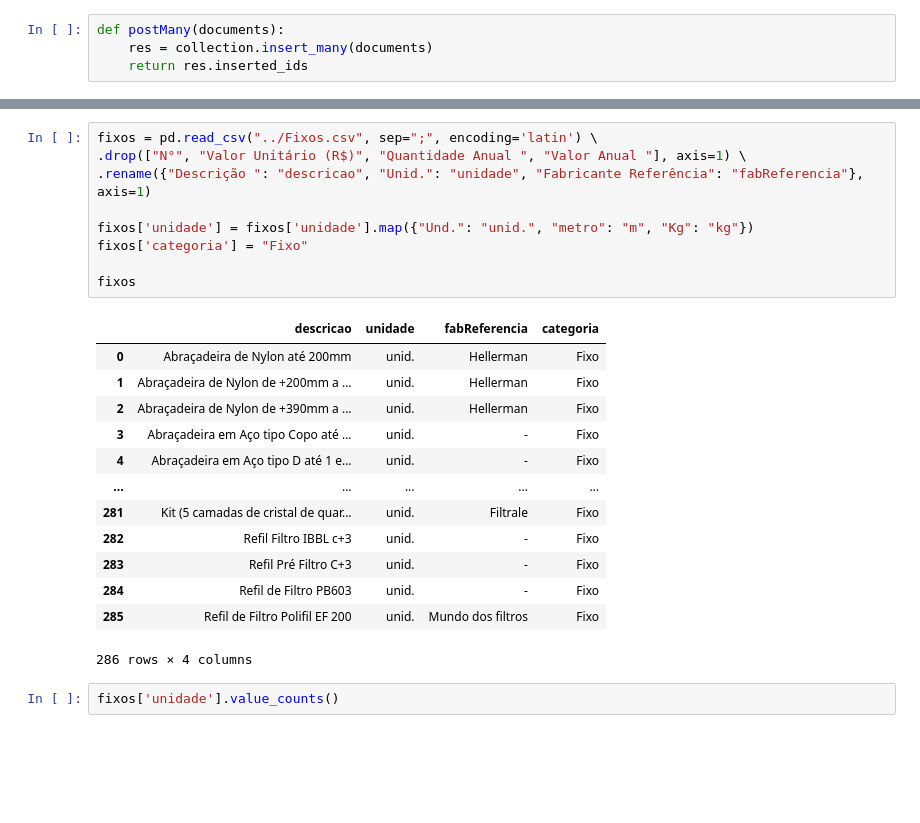
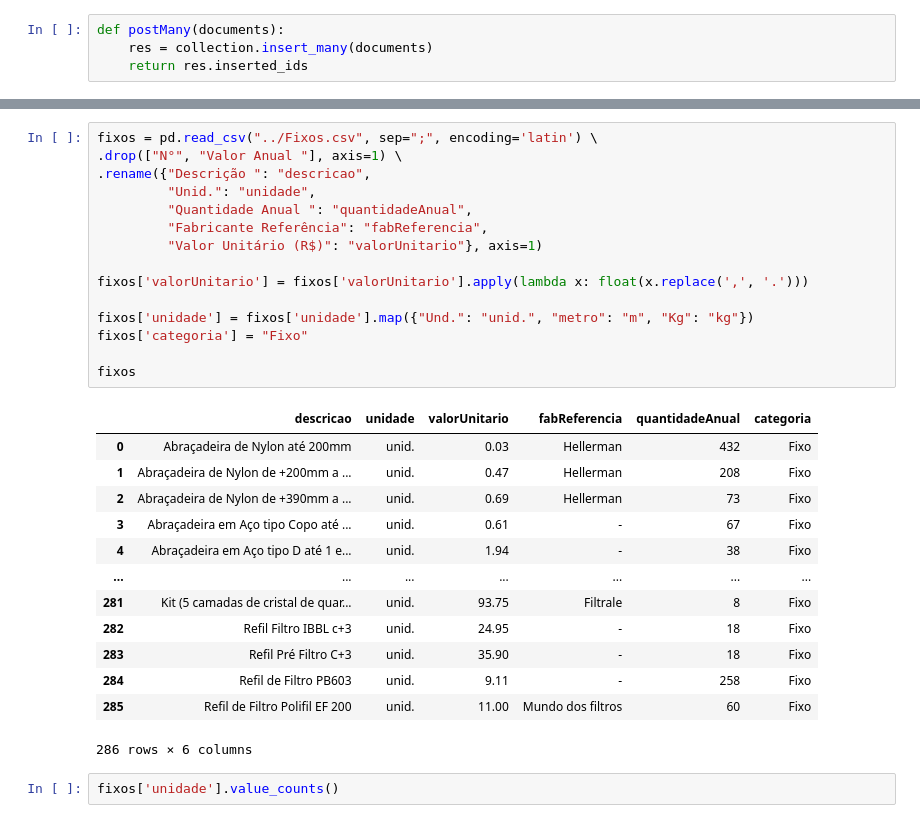
Before and after one commit to ChristianCFranca/DemapSM-backend, a Jupyter notebook: Testes.ipynb, the cells around one changed output, grey strips where cells are left out. Drawn from its saved outputs; the diff is of its cells as text; blank space fills up the shorter version.

```diff
--- a/Testes.ipynb
+++ b/Testes.ipynb
@@ -97,26 +112,32 @@ Wall time: 286 ms
 # %%
 fixos = pd.read_csv("../Fixos.csv", sep=";", encoding='latin') \
-.drop(["N°", "Valor Unitário (R$)", "Quantidade Anual ", "Valor Anual "], axis=1) \
-.rename({"Descrição ": "descricao", "Unid.": "unidade", "Fabricante Referência": "fabReferencia"}, axis=1)
+.drop(["N°", "Valor Anual "], axis=1) \
+.rename({"Descrição ": "descricao",
+         "Unid.": "unidade",
+         "Quantidade Anual ": "quantidadeAnual",
+         "Fabricante Referência": "fabReferencia",
+         "Valor Unitário (R$)": "valorUnitario"}, axis=1)
+
+fixos['valorUnitario'] = fixos['valorUnitario'].apply(lambda x: float(x.replace(',', '.')))
 
 fixos['unidade'] = fixos['unidade'].map({"Und.": "unid.", "metro": "m", "Kg": "kg"})
 fixos['categoria'] = "Fixo"
 
 fixos
 # %% [output]
-|  | descricao | unidade | fabReferencia | categoria |
-| 0 | Abraçadeira de Nylon até 200mm | unid. | Hellerman | Fixo |
-| 1 | Abraçadeira de Nylon de +200mm a ... | unid. | Hellerman | Fixo |
-| 2 | Abraçadeira de Nylon de +390mm a ... | unid. | Hellerman | Fixo |
-| 3 | Abraçadeira em Aço tipo Copo até ... | unid. | - | Fixo |
-| 4 | Abraçadeira em Aço tipo D até 1 e... | unid. | - | Fixo |
-| ... | ... | ... | ... | ... |
-| 281 | Kit (5 camadas de cristal de quar... | unid. | Filtrale | Fixo |
-| 282 | Refil Filtro IBBL c+3 | unid. | - | Fixo |
-| 283 | Refil Pré Filtro C+3 | unid. | - | Fixo |
-| 284 | Refil de Filtro PB603 | unid. | - | Fixo |
-| 285 | Refil de Filtro Polifil EF 200 | unid. | Mundo dos filtros | Fixo |
+|  | descricao | unidade | valorUnitario | fabReferencia | quantidadeAnual | categoria |
+| 0 | Abraçadeira de Nylon até 200mm | unid. | 0.03 | Hellerman | 432 | Fixo |
+| 1 | Abraçadeira de Nylon de +200mm a ... | unid. | 0.47 | Hellerman | 208 | Fixo |
+| 2 | Abraçadeira de Nylon de +390mm a ... | unid. | 0.69 | Hellerman | 73 | Fixo |
+| 3 | Abraçadeira em Aço tipo Copo até ... | unid. | 0.61 | - | 67 | Fixo |
+| 4 | Abraçadeira em Aço tipo D até 1 e... | unid. | 1.94 | - | 38 | Fixo |
+| ... | ... | ... | ... | ... | ... | ... |
+| 281 | Kit (5 camadas de cristal de quar... | unid. | 93.75 | Filtrale | 8 | Fixo |
+| 282 | Refil Filtro IBBL c+3 | unid. | 24.95 | - | 18 | Fixo |
+| 283 | Refil Pré Filtro C+3 | unid. | 35.90 | - | 18 | Fixo |
+| 284 | Refil de Filtro PB603 | unid. | 9.11 | - | 258 | Fixo |
+| 285 | Refil de Filtro Polifil EF 200 | unid. | 11.00 | Mundo dos filtros | 60 | Fixo |
-286 rows × 4 columns
+286 rows × 6 columns
 # %%
 fixos['unidade'].value_counts()
 # %% [output]
```
Also changed, not shown: parts of 16 cells of this notebook, 7 other files.
